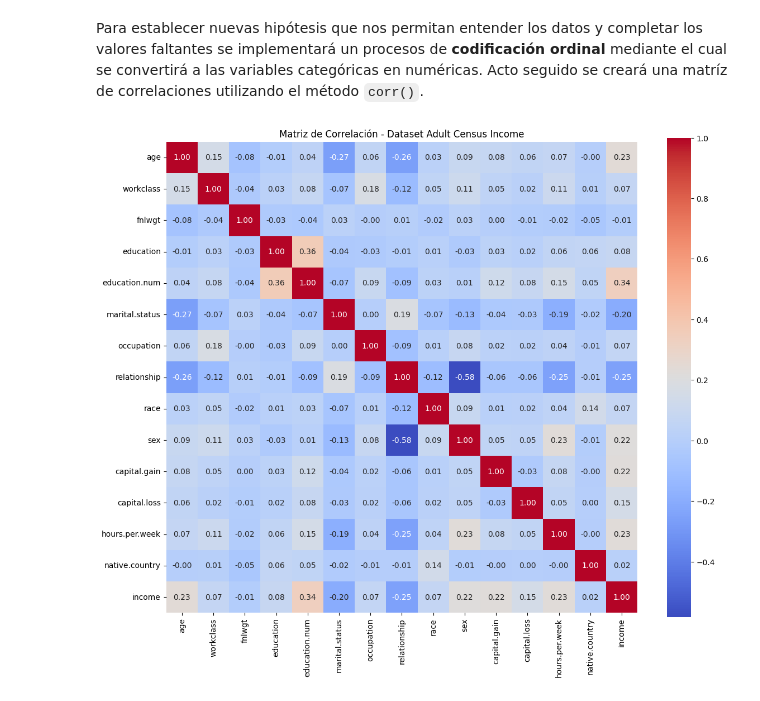
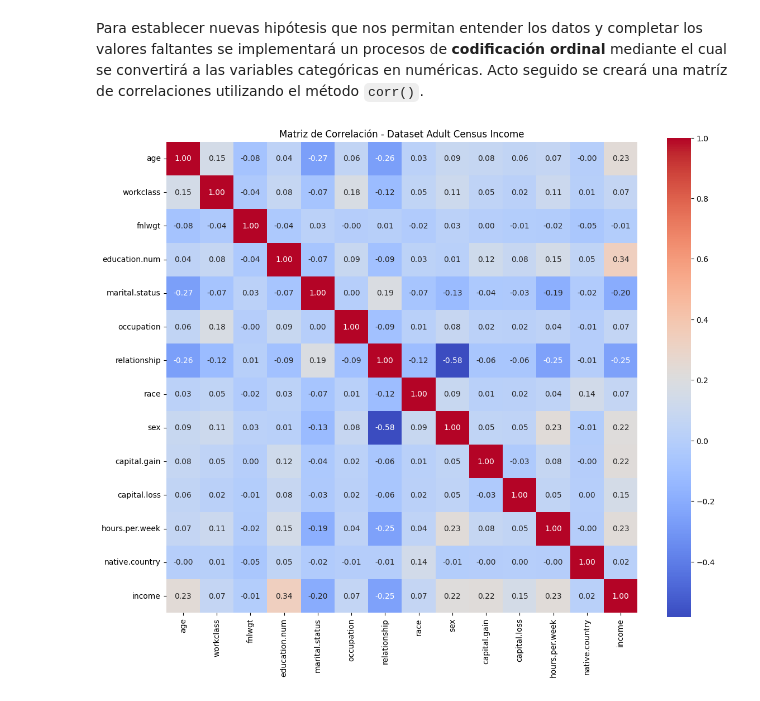
Before and after one commit to jquelas/adult_census_income, a Jupyter notebook: adult_census_income.ipynb, the cells around one changed output. Drawn from its saved outputs; the diff is of its cells as text; code cells hidden in the pictures.

```diff
--- a/adult_census_income.ipynb
+++ b/adult_census_income.ipynb
@@ -518,25 +518,25 @@ Para establecer nuevas hipótesis que nos permitan entender los datos y completa
 # %%
 # Crear una copia para trabajar sin modificar el original
 census_numerico = census_limpio.copy()
 
 # El atributo education y education.num son lo mismo, por lo que se elimina la versión categórica
-census_numerico.drop(columns=["education"])
+census_numerico = census_numerico.drop(columns=["education"])
 
 # Identificar columnas categóricas
 categorical_cols = census_numerico.select_dtypes(include=['object']).columns
 
 # Codificar categorías como números
 for col in categorical_cols:
     census_numerico[col] = census_numerico[col].astype('category').cat.codes
 
 # Calcular la matriz de correlación
 correlation_matrix = census_numerico.corr()
 
 # Visualizar la matriz de correlación
 plt.figure(figsize=(12, 10))
 sns.heatmap(correlation_matrix, cmap='coolwarm', annot=True, fmt=".2f", square=True)
 plt.title("Matriz de Correlación - Dataset Adult Census Income")
 plt.tight_layout()
 plt.show()
 # %% [output]
-[figure, old version]
+[figure, new version]
```
Also changed, not shown: parts of 2 cells of this notebook.
